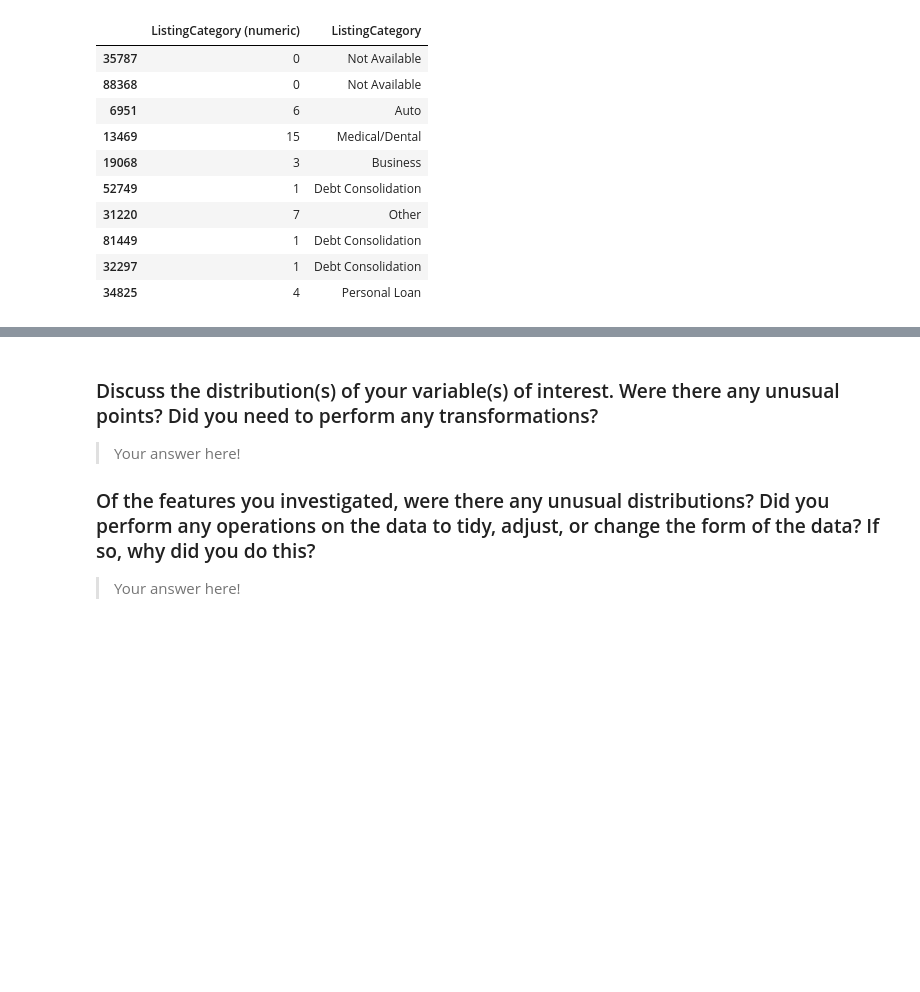
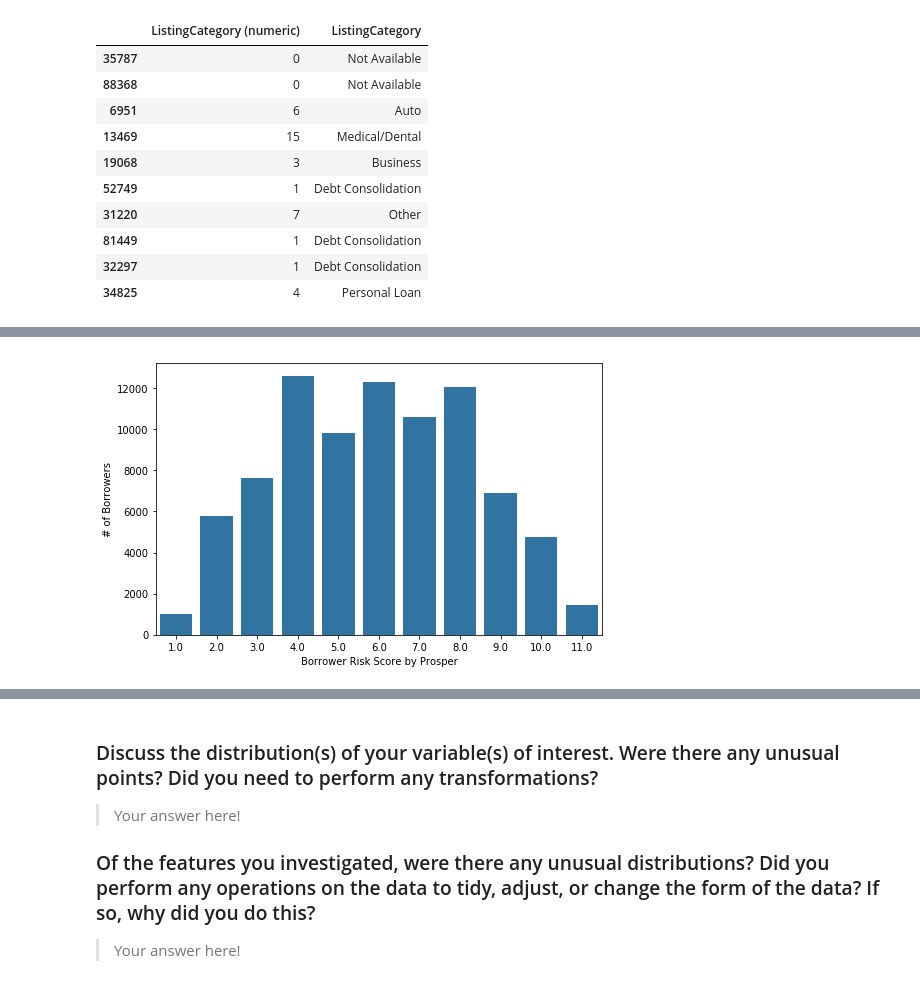
Before and after one commit to Ali-Elganzory/prosper-loans, a Jupyter notebook: prosperLoan_data_exploration.ipynb, the cells around one changed output, grey strips where cells are left out. Saved outputs shown, nothing was run; the diff lists cells and outputs as text; code cells hidden in the pictures; blank space fills up the shorter version.

```diff
--- a/prosperLoan_data_exploration.ipynb
+++ b/prosperLoan_data_exploration.ipynb
@@ -184,0 +216,11 @@ you plan on investigating next.
+# %%
+# Plot a standard-scaled plot for ProsperScore
+binsize = 1
+bins = np.arange(0, loan_df['ProsperScore'].max()+binsize, binsize)
+
+plt.figure(figsize=[8, 5])
+sb.countplot(data = loan_df, x = 'ProsperScore', color = default_color)
+plt.xlabel('Borrower Risk Score by Prosper')
+plt.ylabel('# of Borrowers');
+# %% [output]
+[figure, added]
```
Also changed, not shown: parts of 27 cells of this notebook.
